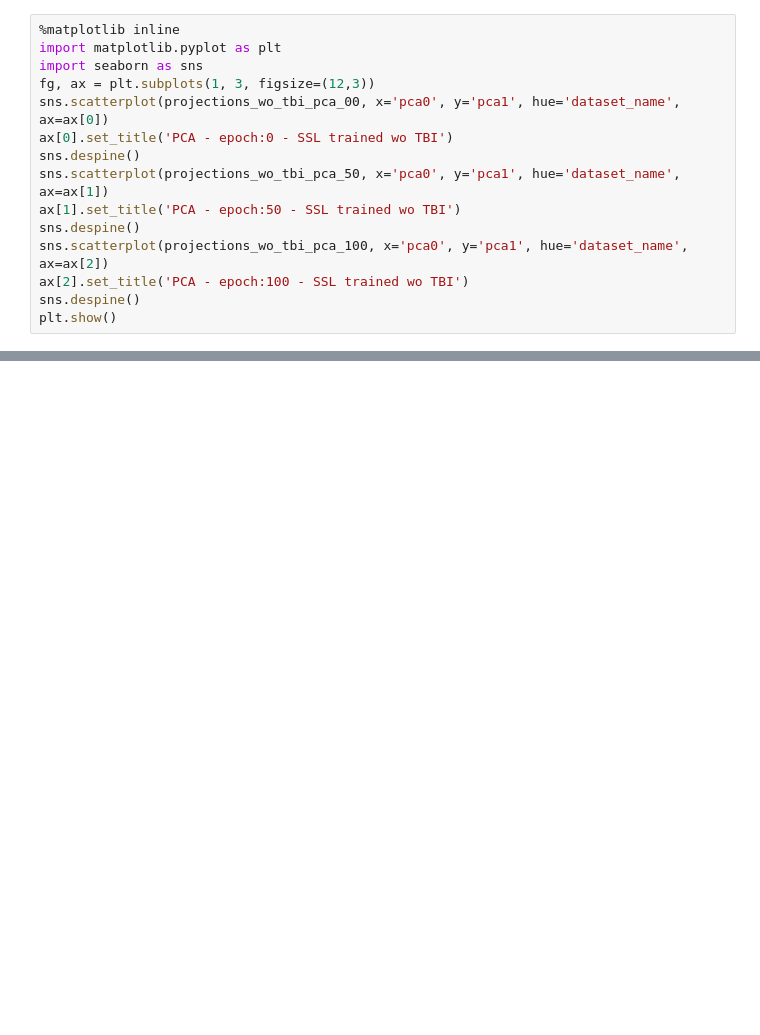
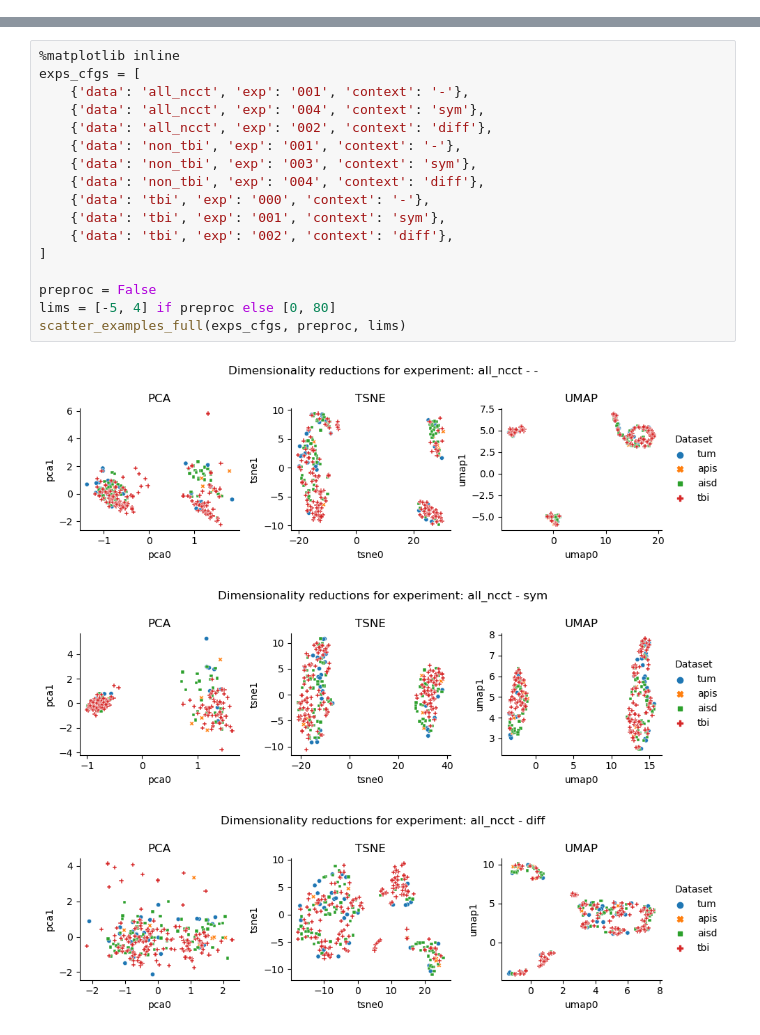
Before and after one commit to MIC-DKFZ/nnUNet, a Jupyter notebook: DeSD/notebooks/interpret_model.ipynb, the cells around one changed output, grey strips where cells are left out. Cells and saved outputs as stored; diff of their text form; blank space fills up the shorter version.

Commit message:
add scatterplots plus images plot

```diff
--- a/DeSD/notebooks/interpret_model.ipynb
+++ b/DeSD/notebooks/interpret_model.ipynb
@@ -79,15 +39,0 @@ Index(['subject', 'ais', 'dataset_name', 'feat0', 'feat1', 'feat2', 'feat3',
-# %%
-%matplotlib inline
-import matplotlib.pyplot as plt
-import seaborn as sns
-fg, ax = plt.subplots(1, 3, figsize=(12,3))
-sns.scatterplot(projections_wo_tbi_pca_00, x='pca0', y='pca1', hue='dataset_name', ax=ax[0])
-ax[0].set_title('PCA - epoch:0 - SSL trained wo TBI')
-sns.despine()
-sns.scatterplot(projections_wo_tbi_pca_50, x='pca0', y='pca1', hue='dataset_name', ax=ax[1])
-ax[1].set_title('PCA - epoch:50 - SSL trained wo TBI')
-sns.despine()
-sns.scatterplot(projections_wo_tbi_pca_100, x='pca0', y='pca1', hue='dataset_name', ax=ax[2])
-ax[2].set_title('PCA - epoch:100 - SSL trained wo TBI')
-sns.despine()
-plt.show()
@@ -96,0 +299,21 @@ NameError: name 'projections_wo_tbi_pca_00' is not defined
+# %%
+%matplotlib inline
+exps_cfgs = [
+    {'data': 'all_ncct', 'exp': '001', 'context': '-'},
+    {'data': 'all_ncct', 'exp': '004', 'context': 'sym'},
+    {'data': 'all_ncct', 'exp': '002', 'context': 'diff'},
+    {'data': 'non_tbi', 'exp': '001', 'context': '-'},
+    {'data': 'non_tbi', 'exp': '003', 'context': 'sym'},
+    {'data': 'non_tbi', 'exp': '004', 'context': 'diff'},
+    {'data': 'tbi', 'exp': '000', 'context': '-'},
+    {'data': 'tbi', 'exp': '001', 'context': 'sym'},
+    {'data': 'tbi', 'exp': '002', 'context': 'diff'},
+]
+
+preproc = False
+lims = [-5, 4] if preproc else [0, 80]
+scatter_examples_full(exps_cfgs, preproc, lims)
+# %% [output]
+[figure, added]
+[figure, added]
+[figure, added]
```
Also changed, not shown: parts of 9 cells of this notebook.
